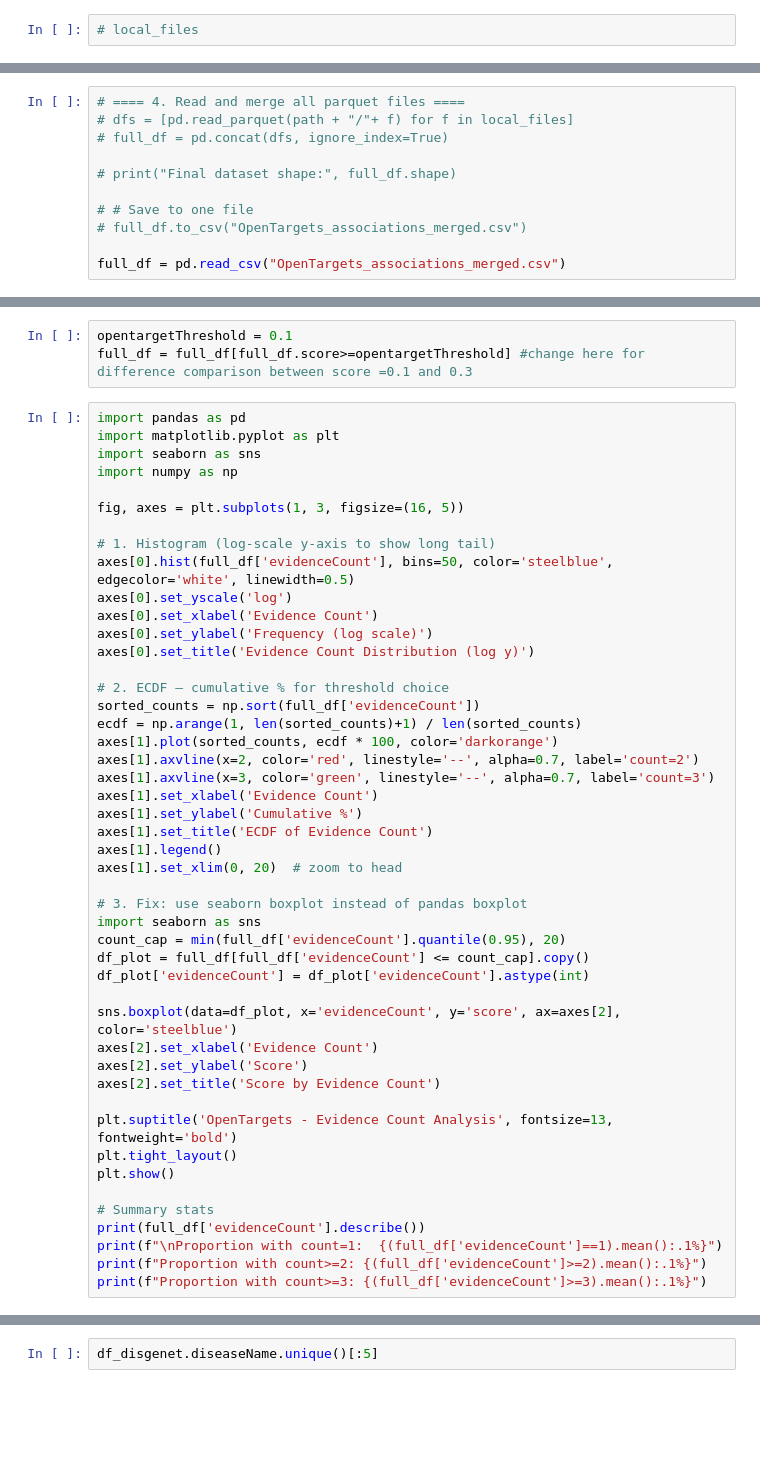
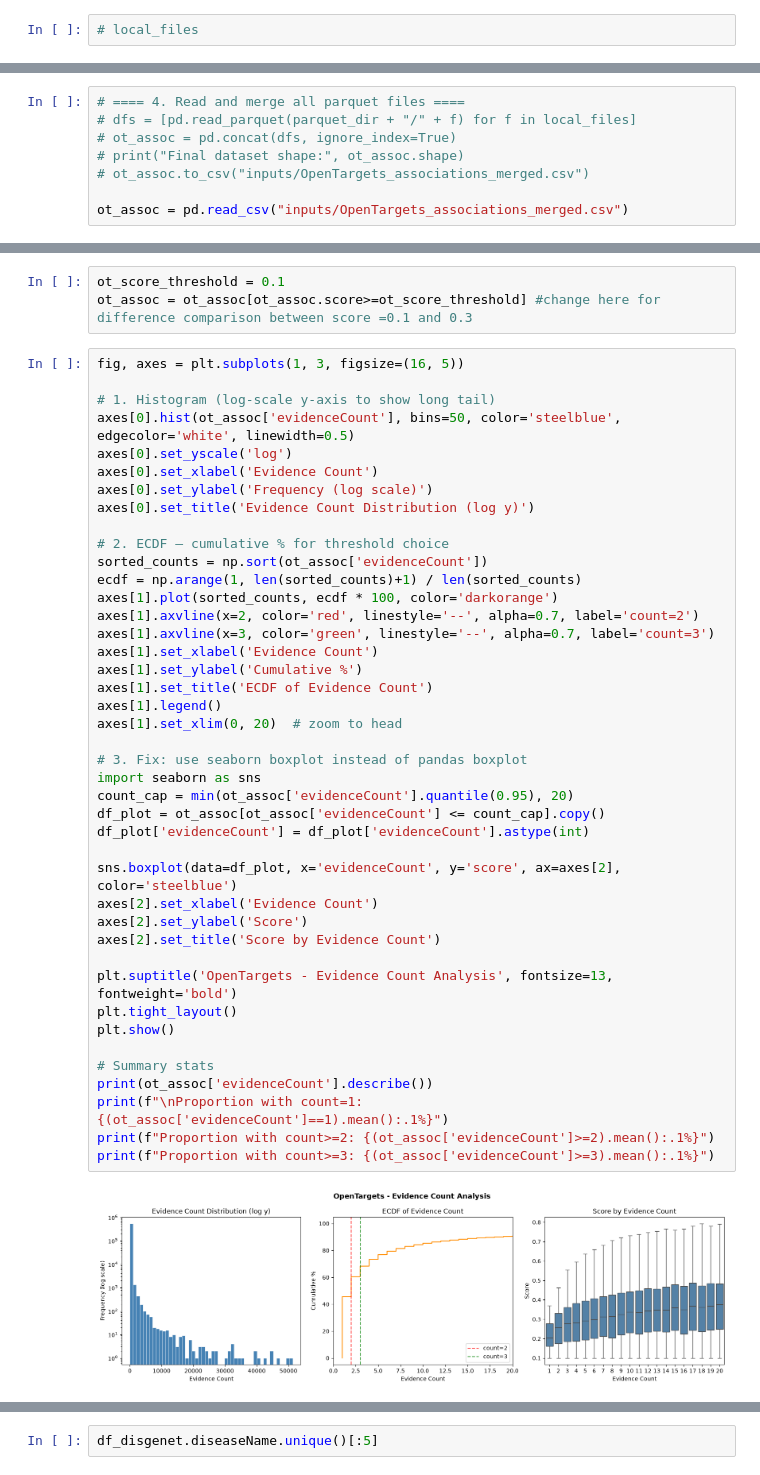
Before and after one commit to DSDD-UCPH/PrimeKG-Plus, a Jupyter notebook: additional_data_source/opentarget/process_opentarget.ipynb, the cells around one changed output, grey strips where cells are left out. Drawn from its saved outputs; the diff is of its cells as text; blank space fills up the shorter version.

```diff
--- a/additional_data_source/opentarget/process_opentarget.ipynb
+++ b/additional_data_source/opentarget/process_opentarget.ipynb
@@ -76,12 +119,9 @@ ls
 # %%
 # ==== 4. Read and merge all parquet files ====
-# dfs = [pd.read_parquet(path + "/"+ f) for f in local_files]
-# full_df = pd.concat(dfs, ignore_index=True)
+# dfs = [pd.read_parquet(parquet_dir + "/" + f) for f in local_files]
+# ot_assoc = pd.concat(dfs, ignore_index=True)
+# print("Final dataset shape:", ot_assoc.shape)
+# ot_assoc.to_csv("inputs/OpenTargets_associations_merged.csv")
 
-# print("Final dataset shape:", full_df.shape)
-
-# # Save to one file
-# full_df.to_csv("OpenTargets_associations_merged.csv")
-
-full_df = pd.read_csv("OpenTargets_associations_merged.csv")
+ot_assoc = pd.read_csv("inputs/OpenTargets_associations_merged.csv")
 # %%
@@ -97,50 +161,47 @@ full_df.head(3)
 # %%
-opentargetThreshold = 0.1
-full_df = full_df[full_df.score>=opentargetThreshold] #change here for difference comparison between score =0.1 and 0.3
+ot_score_threshold = 0.1
+ot_assoc = ot_assoc[ot_assoc.score>=ot_score_threshold] #change here for difference comparison between score =0.1 and 0.3
 # %%
-import pandas as pd
-import matplotlib.pyplot as plt
-import seaborn as sns
-import numpy as np
-
 fig, axes = plt.subplots(1, 3, figsize=(16, 5))
 
 # 1. Histogram (log-scale y-axis to show long tail)
-axes[0].hist(full_df['evidenceCount'], bins=50, color='steelblue', edgecolor='white', linewidth=0.5)
+axes[0].hist(ot_assoc['evidenceCount'], bins=50, color='steelblue', edgecolor='white', linewidth=0.5)
 axes[0].set_yscale('log')
 axes[0].set_xlabel('Evidence Count')
 axes[0].set_ylabel('Frequency (log scale)')
 axes[0].set_title('Evidence Count Distribution (log y)')
 
 # 2. ECDF — cumulative % for threshold choice
-sorted_counts = np.sort(full_df['evidenceCount'])
+sorted_counts = np.sort(ot_assoc['evidenceCount'])
 ecdf = np.arange(1, len(sorted_counts)+1) / len(sorted_counts)
 axes[1].plot(sorted_counts, ecdf * 100, color='darkorange')
 axes[1].axvline(x=2, color='red', linestyle='--', alpha=0.7, label='count=2')
 axes[1].axvline(x=3, color='green', linestyle='--', alpha=0.7, label='count=3')
 axes[1].set_xlabel('Evidence Count')
 axes[1].set_ylabel('Cumulative %')
 axes[1].set_title('ECDF of Evidence Count')
 axes[1].legend()
 axes[1].set_xlim(0, 20)  # zoom to head
 
 # 3. Fix: use seaborn boxplot instead of pandas boxplot
 import seaborn as sns
-count_cap = min(full_df['evidenceCount'].quantile(0.95), 20)
-df_plot = full_df[full_df['evidenceCount'] <= count_cap].copy()
+count_cap = min(ot_assoc['evidenceCount'].quantile(0.95), 20)
+df_plot = ot_assoc[ot_assoc['evidenceCount'] <= count_cap].copy()
 df_plot['evidenceCount'] = df_plot['evidenceCount'].astype(int)
 
 sns.boxplot(data=df_plot, x='evidenceCount', y='score', ax=axes[2], color='steelblue')
 axes[2].set_xlabel('Evidence Count')
 axes[2].set_ylabel('Score')
 axes[2].set_title('Score by Evidence Count')
 
 plt.suptitle('OpenTargets - Evidence Count Analysis', fontsize=13, fontweight='bold')
 plt.tight_layout()
 plt.show()
 
 # Summary stats
-print(full_df['evidenceCount'].describe())
-print(f"\nProportion with count=1:  {(full_df['evidenceCount']==1).mean():.1%}")
-print(f"Proportion with count>=2: {(full_df['evidenceCount']>=2).mean():.1%}")
-print(f"Proportion with count>=3: {(full_df['evidenceCount']>=3).mean():.1%}")
+print(ot_assoc['evidenceCount'].describe())
+print(f"\nProportion with count=1:  {(ot_assoc['evidenceCount']==1).mean():.1%}")
+print(f"Proportion with count>=2: {(ot_assoc['evidenceCount']>=2).mean():.1%}")
+print(f"Proportion with count>=3: {(ot_assoc['evidenceCount']>=3).mean():.1%}")
+# %% [output]
+[figure, added]
```
Also changed, not shown: parts of 85 cells of this notebook, 1 other file.
